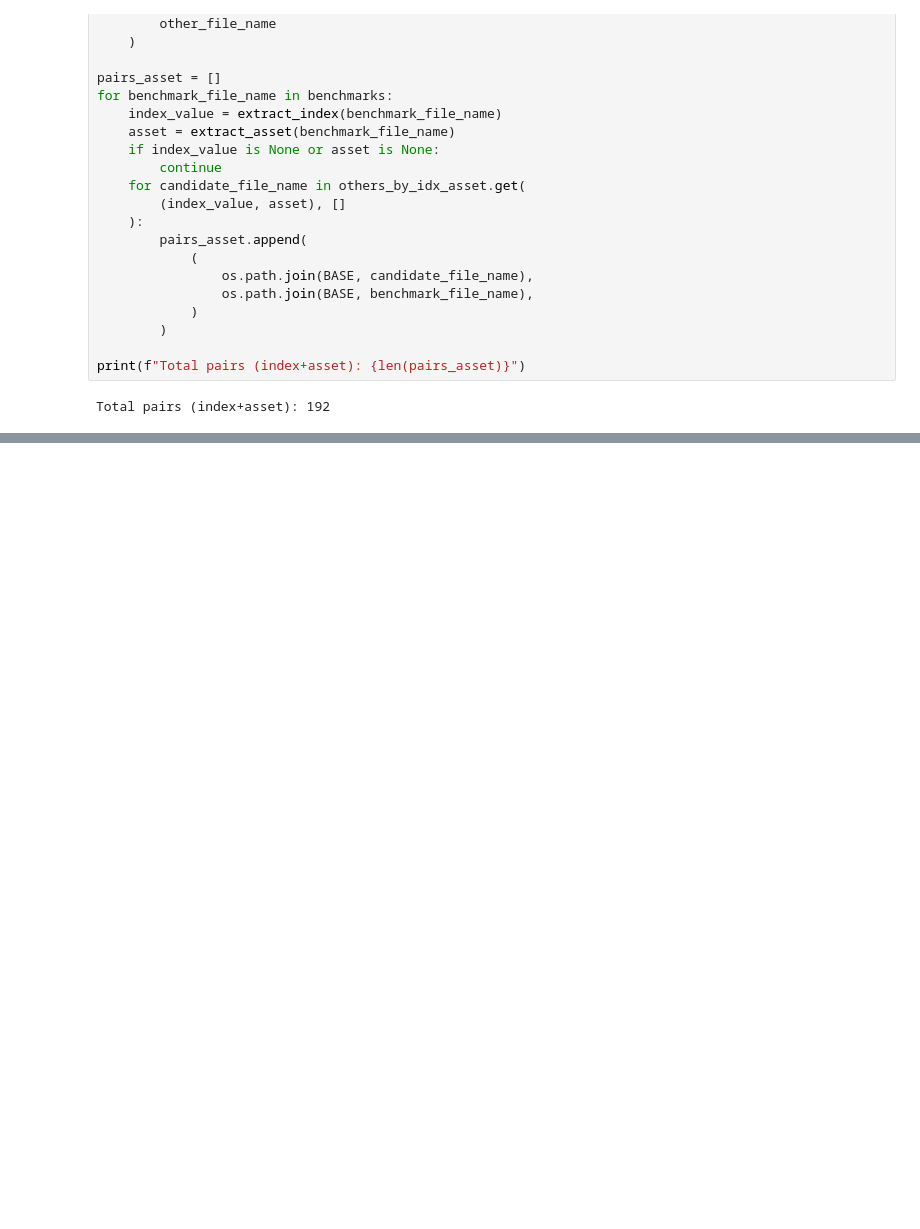
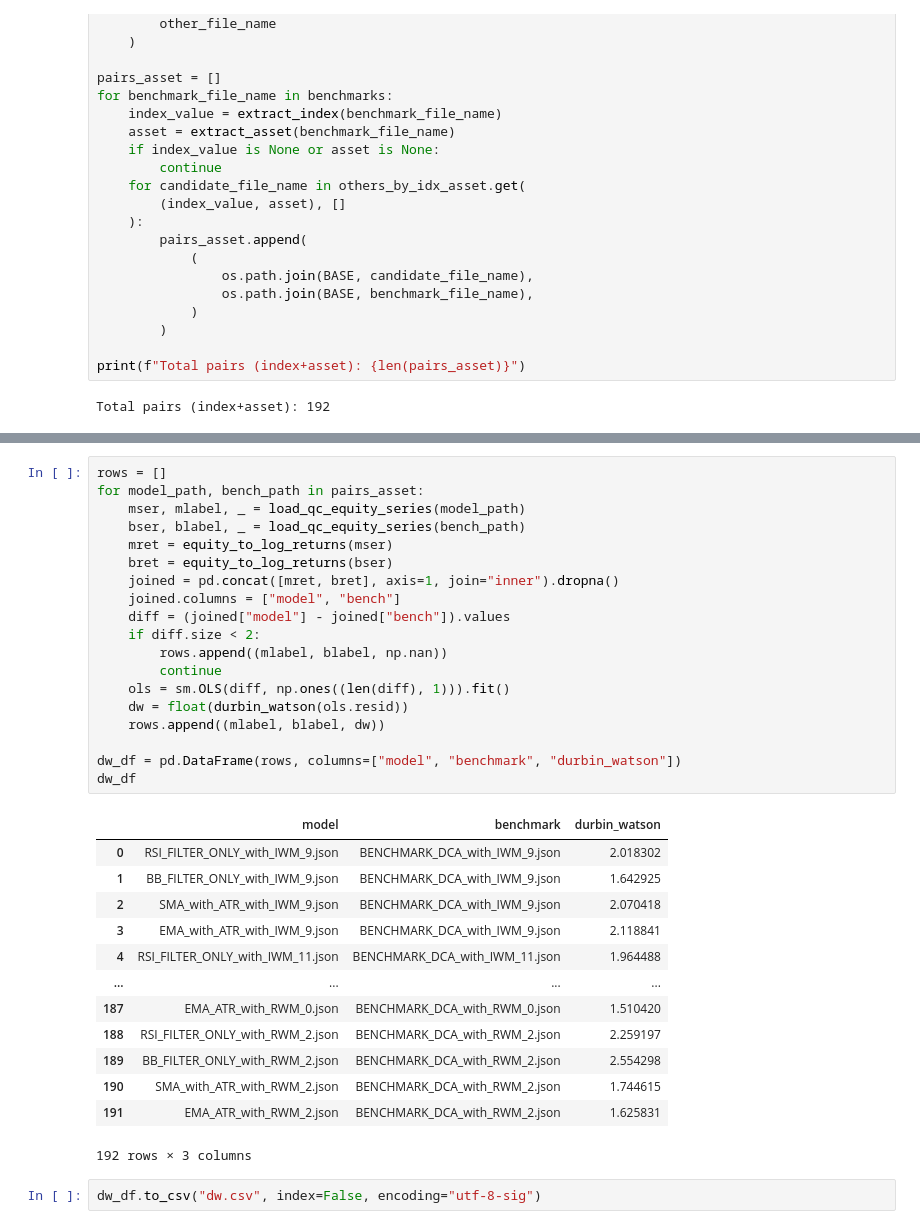
Before and after one commit to DBK333/algorithmic_trading_assignment_2, a Jupyter notebook: Results/hypothesis_testing.ipynb, the cells around one changed output, grey strips where cells are left out. Cells and saved outputs as stored; diff of their text form; blank space fills up the shorter version.

```diff
--- a/Results/hypothesis_testing.ipynb
+++ b/Results/hypothesis_testing.ipynb
@@ -771,3 +666,38 @@ pairs_asset
+# %%
+rows = []
+for model_path, bench_path in pairs_asset:
+    mser, mlabel, _ = load_qc_equity_series(model_path)
+    bser, blabel, _ = load_qc_equity_series(bench_path)
+    mret = equity_to_log_returns(mser)
+    bret = equity_to_log_returns(bser)
+    joined = pd.concat([mret, bret], axis=1, join="inner").dropna()
+    joined.columns = ["model", "bench"]
+    diff = (joined["model"] - joined["bench"]).values
+    if diff.size < 2:
+        rows.append((mlabel, blabel, np.nan))
+        continue
+    ols = sm.OLS(diff, np.ones((len(diff), 1))).fit()
+    dw = float(durbin_watson(ols.resid))
+    rows.append((mlabel, blabel, dw))
+
+dw_df = pd.DataFrame(rows, columns=["model", "benchmark", "durbin_watson"])
+dw_df
+# %% [output]
+|  | model | benchmark | durbin_watson |
+| 0 | RSI_FILTER_ONLY_with_IWM_9.json | BENCHMARK_DCA_with_IWM_9.json | 2.018302 |
+| 1 | BB_FILTER_ONLY_with_IWM_9.json | BENCHMARK_DCA_with_IWM_9.json | 1.642925 |
+| 2 | SMA_with_ATR_with_IWM_9.json | BENCHMARK_DCA_with_IWM_9.json | 2.070418 |
+| 3 | EMA_with_ATR_with_IWM_9.json | BENCHMARK_DCA_with_IWM_9.json | 2.118841 |
+| 4 | RSI_FILTER_ONLY_with_IWM_11.json | BENCHMARK_DCA_with_IWM_11.json | 1.964488 |
+| ... | ... | ... | ... |
+| 187 | EMA_ATR_with_RWM_0.json | BENCHMARK_DCA_with_RWM_0.json | 1.510420 |
+| 188 | RSI_FILTER_ONLY_with_RWM_2.json | BENCHMARK_DCA_with_RWM_2.json | 2.259197 |
+| 189 | BB_FILTER_ONLY_with_RWM_2.json | BENCHMARK_DCA_with_RWM_2.json | 2.554298 |
+| 190 | SMA_with_ATR_with_RWM_2.json | BENCHMARK_DCA_with_RWM_2.json | 1.744615 |
+| 191 | EMA_ATR_with_RWM_2.json | BENCHMARK_DCA_with_RWM_2.json | 1.625831 |
+192 rows × 3 columns
+# %%
+dw_df.to_csv("dw.csv", index=False, encoding="utf-8-sig")
 # %%
 
 results, summary, results_dataframe = compare_from_list(
```
Also changed, not shown: parts of 7 cells of this notebook, 5 other files.
